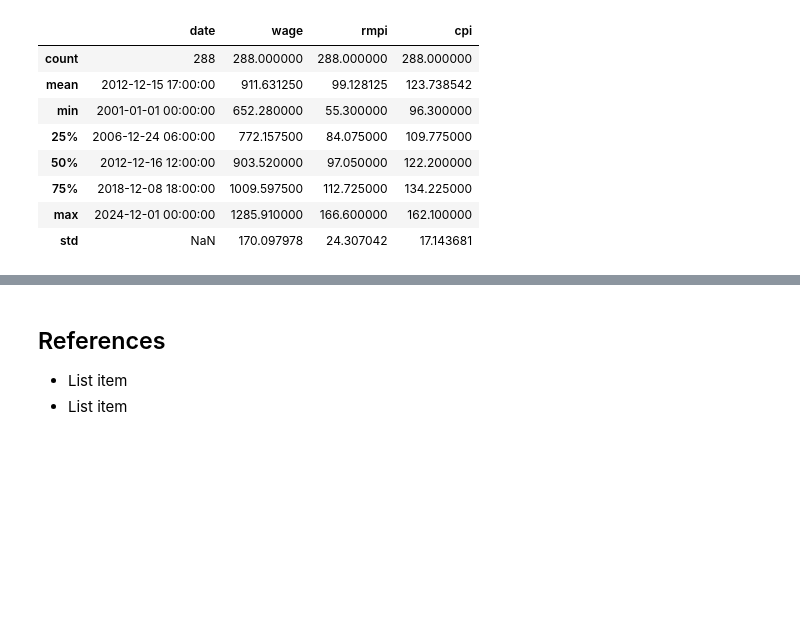
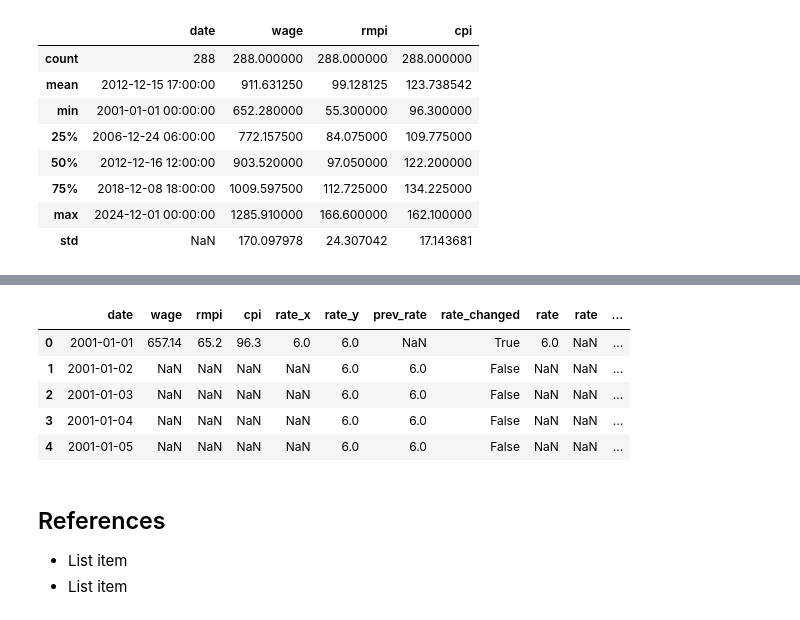
Before and after one commit to FeliciaBergstrom/FleaBusyBeeBergs, a Jupyter notebook: dtsa5506_final_project.ipynb, the cells around one changed output, grey strips where cells are left out. Saved outputs shown, nothing was run; the diff lists cells and outputs as text; code cells hidden in the pictures; blank space fills up the shorter version.

```diff
--- a/dtsa5506_final_project.ipynb
+++ b/dtsa5506_final_project.ipynb
@@ -312 +328,9 @@ None
+# %%
+# date format
+rate_df['date'] = pd.to_datetime(rate_df['date'])
+
+# continuous dates
+rate_df = rate_df.set_index('date')\
+                           .asfreq('D')\
+                           .reset_index()
 # %%
@@ -327,0 +348,3 @@ rate_df.ffill()
+# %%
+# fill na
+rate_df['rate'] = rate_df['rate'].ffill()
@@ -328,7 +363,4 @@ rate_df.ffill()
 # %%
-# format dates
-rate_df['date'] = pd.to_datetime(rate_df['date'], format='%Y-%m-%d')
-
 # sort
 rate_df = rate_df.sort_values('date')
 
@@ -337,38 +369,41 @@ rate_df['prev_rate'] = rate_df['rate'].shift(1)
 rate_df['rate_changed'] = rate_df['rate'] != rate_df['prev_rate']
 
 # keep only rate changes
-rate_changes = rate_df[rate_df['rate_changed']].copy()
+rate_changes = rate_df.copy()
 
 # extract year, month, and day
-rate_changes['year'] = rate_changes['date'].dt.year
-rate_changes['month'] = rate_changes['date'].dt.month
-rate_changes['day'] = rate_changes['date'].dt.day
+rate_df['year'] = rate_df['date'].dt.year
+rate_df['month'] = rate_df['date'].dt.month
+rate_df['day'] = rate_df['date'].dt.day
 
 # apply 15th of month rule
-rate_changes['effective_month'] = rate_changes.apply(
+rate_df['effective_month'] = rate_df.apply(
     lambda row: row['month'] if row['day'] <= 15 else (row['month'] % 12 + 1),
     axis=1)
 
-rate_changes['effective_year'] = rate_changes.apply(
+rate_df['effective_year'] = rate_df.apply(
     lambda row: row['year'] if row['day'] <= 15 else (row['year'] + (row['month'] == 12)),
     axis=1)
 
 # drop old year and month column
-rate_changes.drop(columns = ['year', 'month'],
+rate_df.drop(columns = ['year', 'month'],
                   inplace = True)
 
 # drop duplicates
-rate_changes = rate_changes.sort_values('date')\
+rate_df = rate_df.sort_values('date')\
                            .drop_duplicates(subset = ['effective_year',
                                                       'effective_month'], keep = "last")
 
 # rename colunms create date col
-rate_changes = rate_changes.rename(columns = {'effective_year': 'year',
+rate_df = rate_df.rename(columns = {'effective_year': 'year',
                                               'effective_month': 'month'})
-rate_changes['day'] = 1
+rate_df['day'] = 1
 
 # convert datetime
-rate_changes['date'] = pd.to_datetime(rate_changes[['year', 'month', 'day']])
+rate_df['date'] = pd.to_datetime(rate_df[['year', 'month', 'day']])
+
+# drop cols
+rate_df = rate_df.drop(columns = ['prev_rate', 'rate_changed', 'year', 'month', 'day'])
 
 # format date
-rate_changes['date'] = rate_changes['date'].dt.strftime('%Y-%m')
+rate_df['date'] = pd.to_datetime(rate_df['date']).dt.strftime('%Y-%m')
@@ -407,3 +431,14 @@ print(aligned_data.head())
+# %%
+data = pd.concat([data, rate_df['rate']], axis = 1)
+# %%
+data.head()
+# %% [output]
+|  | date | wage | rmpi | cpi | rate_x | rate_y | prev_rate | rate_changed | rate | rate | ... |
+| 0 | 2001-01-01 | 657.14 | 65.2 | 96.3 | 6.0 | 6.0 | NaN | True | 6.0 | NaN | ... |
+| 1 | 2001-01-02 | NaN | NaN | NaN | NaN | 6.0 | 6.0 | False | NaN | NaN | ... |
+| 2 | 2001-01-03 | NaN | NaN | NaN | NaN | 6.0 | 6.0 | False | NaN | NaN | ... |
+| 3 | 2001-01-04 | NaN | NaN | NaN | NaN | 6.0 | 6.0 | False | NaN | NaN | ... |
+| 4 | 2001-01-05 | NaN | NaN | NaN | NaN | 6.0 | 6.0 | False | NaN | NaN | ... |
 # %% [markdown]
 ## References
 
```
Also changed, not shown: parts of 8 cells of this notebook.
